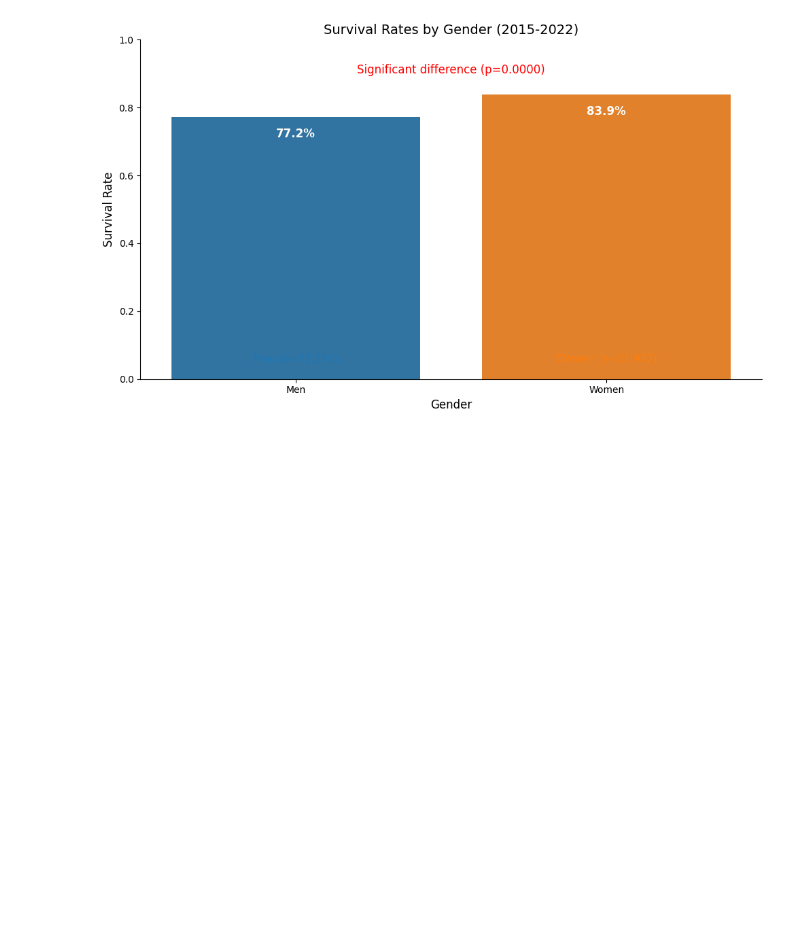
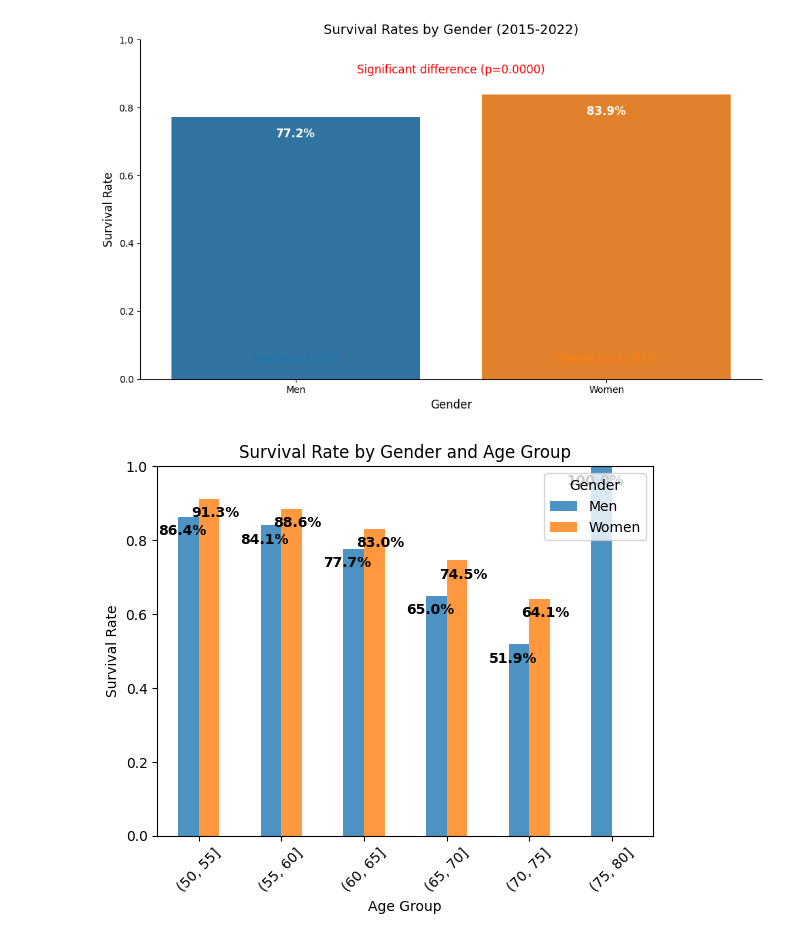
Before and after one commit to RozaSekouri/DA-projects, a Jupyter notebook: Lung_cancer_analysis.ipynb, the cells around one changed output. Drawn from its saved outputs; the diff is of its cells as text; code cells hidden in the pictures; blank space fills up the shorter version.

```diff
--- a/Lung_cancer_analysis.ipynb
+++ b/Lung_cancer_analysis.ipynb
@@ -811,3 +811,33 @@ Passing `palette` without assigning `hue` is deprecated and will be removed in v
 
   ax = sns.barplot(x=gender_survival.index,
 [figure]
+# %%
+# 2. Gender x Age Group Breakdown
+age_gender = df.groupby(['age_group', 'gender'])['is_dead_2015'].mean().unstack()
+age_gender = 1 - age_gender  # Convert to survival rate
+
+# Rename columns to 'Men' and 'Women'
+age_gender = age_gender.rename(columns={1: 'Men', 2: 'Women'})
+
+age_gender.plot(kind='bar', color=['#1f77b4', '#ff7f0e'], alpha=0.8) # ax=plt.gca() is removed
+plt.title('Survival Rate by Gender and Age Group')
+plt.ylabel('Survival Rate')
+plt.xlabel('Age Group')
+plt.xticks(rotation=45)
+plt.legend(title='Gender')
+plt.ylim(0, 1)
+
+# Add value labels
+for i, age in enumerate(age_gender.index):
+    # Access columns using their labels ('Men', 'Women')
+    plt.text(i - 0.2, age_gender.loc[age, 'Men'] - 0.05,
+             f"{age_gender.loc[age, 'Men']:.1%}",
+             ha='center', color='black', fontweight='bold')
+    plt.text(i + 0.2, age_gender.loc[age, 'Women'] - 0.05,
+             f"{age_gender.loc[age, 'Women']:.1%}",
+             ha='center', color='black', fontweight='bold')
+
+# Added to call plot
+plt.show()
+# %% [output]
+[figure, added]
```
Also changed, not shown: parts of 3 cells of this notebook.
